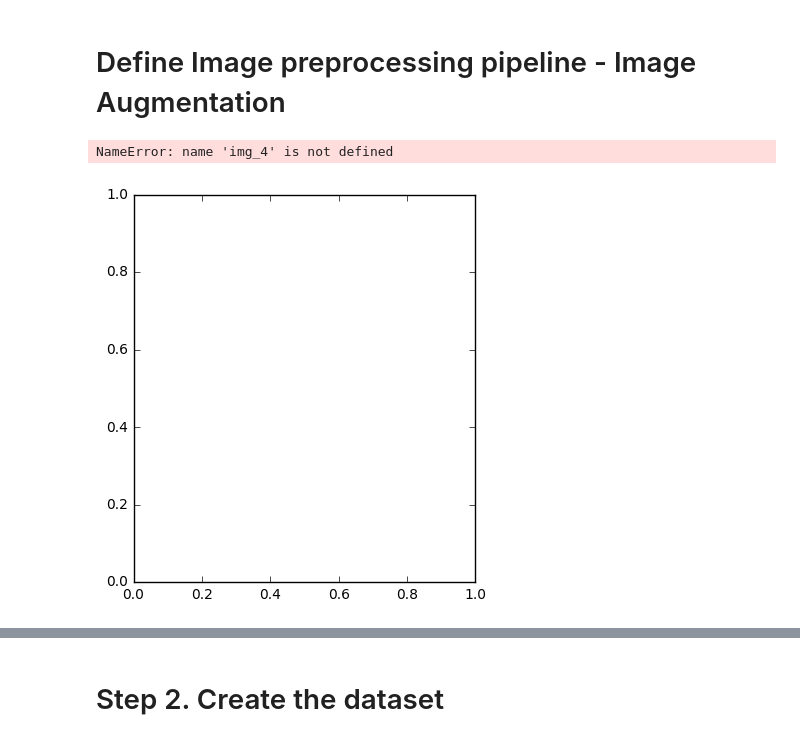
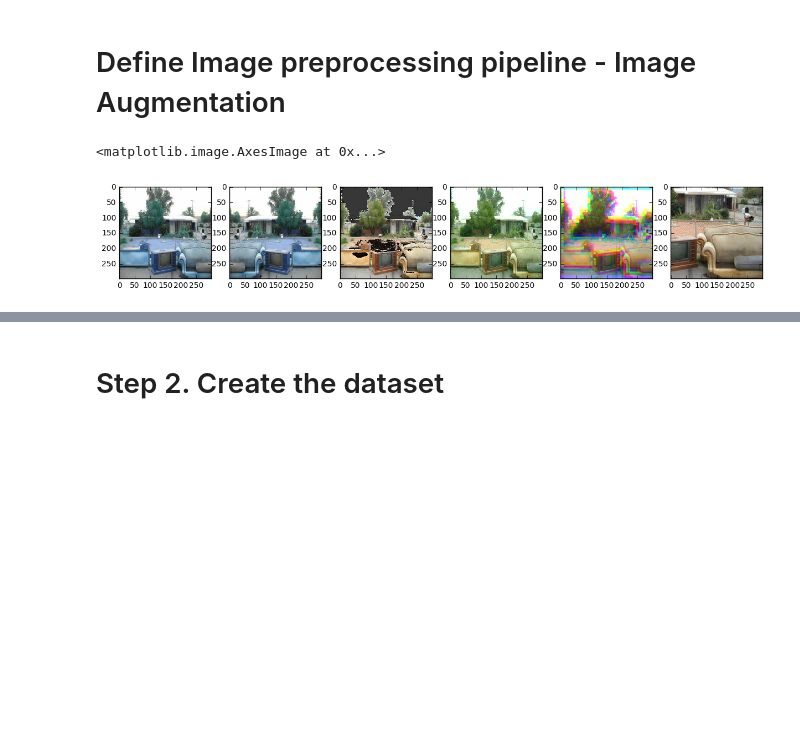
Before and after one commit to Gforky/illegal-dumping-object-detection-engine, a Jupyter notebook: preprocess.ipynb, the cells around one changed output, grey strips where cells are left out. Drawn from its saved outputs; the diff is of its cells as text; code cells hidden in the pictures; blank space fills up the shorter version.

```diff
--- a/preprocess.ipynb
+++ b/preprocess.ipynb
@@ -129,6 +129,7 @@ def randCrop(image):
         Randomly crop the image
     '''
     img = image.copy()
+    img = img.convert("RGB")
     w,h = img.size # (299, 299)
     corner_x = np.random.randint(0, 149) # randomly choose left-up corner in left-up quater area
     corner_y = np.random.randint(0, 149)
@@ -151,24 +152,30 @@ def randCrop(image):
 # %%
 path_4 = 'training-images/tv-monitor/'
 fig = plt.figure(figsize=(15,5))
 img_4_name = random.choice([x for x in os.listdir(path_4) if os.path.isfile(os.path.join(path_4, x))])
 img_4_pil = Image.open(os.path.join(path_4,img_4_name)) # read by PIL
 img_4_numpy = cv2.imread(path_4 + img_4_name) # read by numpy as array
 flip_Img = flipImg(img_4_numpy)
 bright_Img = brightnessImg(img_4_numpy)
 jittering_Img = colorJittering(img_4_numpy)
 shiftChannel_Img = shiftChannel(img_4_numpy)
 crop_Img = randCrop(img_4_pil)
 
-plt.subplot(131)
+plt.subplot(161)
 plt.imshow(img_4_numpy)
-plt.subplot(132)
+plt.subplot(162)
 plt.imshow(flip_Img)
-plt.subplot(133)
+plt.subplot(163)
+plt.imshow(bright_Img)
+plt.subplot(164)
+plt.imshow(jittering_Img)
+plt.subplot(165)
+plt.imshow(shiftChannel_Img)
+plt.subplot(166)
 plt.imshow(crop_Img)
 # %% [output]
-NameError: name 'img_4' is not defined
+<matplotlib.image.AxesImage at 0x...>
-[figure, old version]
+[figure, new version]
 # %%
 # test to see if uncompressing is done properly
 path_1 = 'training-images/couches/'
```
Also changed, not shown: parts of 5 cells of this notebook.
